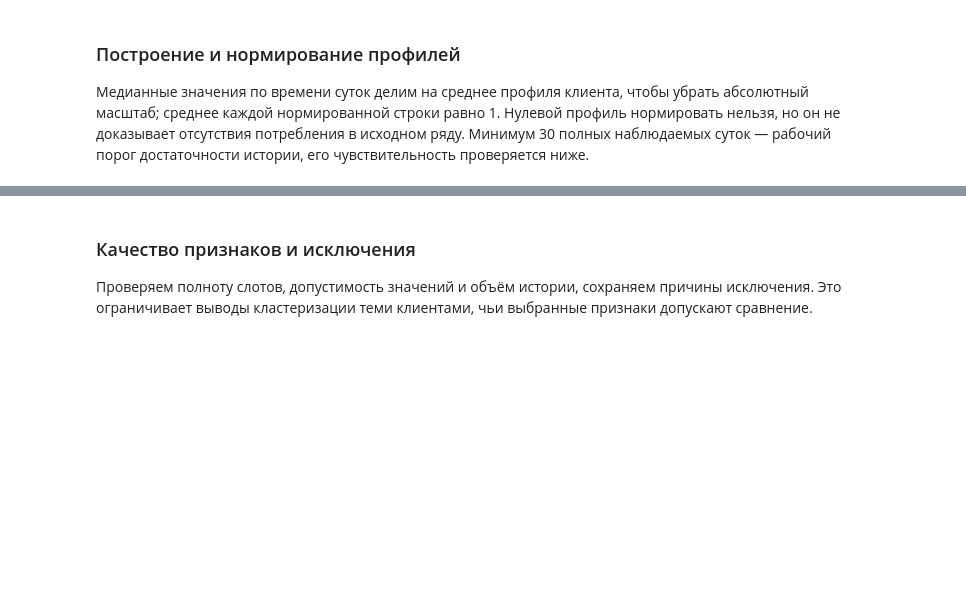
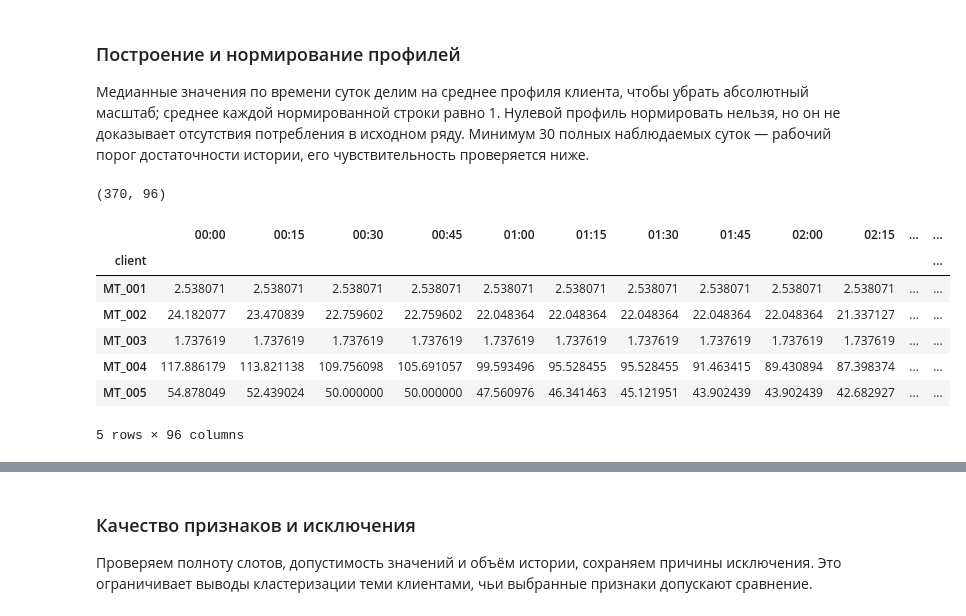
Before and after one commit to vladmaksurov-ai/ElectricityLoad, a Jupyter notebook: notebooks/EDA_ElecricityLoad.ipynb, the cells around one changed output, grey strips where cells are left out. Saved outputs shown, nothing was run; the diff lists cells and outputs as text; code cells hidden in the pictures; blank space fills up the shorter version.

```diff
--- a/notebooks/EDA_ElecricityLoad.ipynb
+++ b/notebooks/EDA_ElecricityLoad.ipynb
@@ -452,6 +819,16 @@ from src.profile_clustering import get_client_typical_profiles
 # %%
-client_profiles = get_client_typical_profiles(data_clean)
+client_profiles = clustering.get_client_typical_profiles(data_clean)
 
 print(client_profiles.shape)
 client_profiles.head()
+# %% [output]
+(370, 96)
+|  | 00:00 | 00:15 | 00:30 | 00:45 | 01:00 | 01:15 | 01:30 | 01:45 | 02:00 | 02:15 | ... | ... |
+| client |  |  |  |  |  |  |  |  |  |  |  | ... |
+| MT_001 | 2.538071 | 2.538071 | 2.538071 | 2.538071 | 2.538071 | 2.538071 | 2.538071 | 2.538071 | 2.538071 | 2.538071 | ... | ... |
+| MT_002 | 24.182077 | 23.470839 | 22.759602 | 22.759602 | 22.048364 | 22.048364 | 22.048364 | 22.048364 | 22.048364 | 21.337127 | ... | ... |
+| MT_003 | 1.737619 | 1.737619 | 1.737619 | 1.737619 | 1.737619 | 1.737619 | 1.737619 | 1.737619 | 1.737619 | 1.737619 | ... | ... |
+| MT_004 | 117.886179 | 113.821138 | 109.756098 | 105.691057 | 99.593496 | 95.528455 | 95.528455 | 91.463415 | 89.430894 | 87.398374 | ... | ... |
+| MT_005 | 54.878049 | 52.439024 | 50.000000 | 50.000000 | 47.560976 | 46.341463 | 45.121951 | 43.902439 | 43.902439 | 42.682927 | ... | ... |
+5 rows × 96 columns
 # %%
```
Also changed, not shown: parts of 62 cells of this notebook, 5 other files.
